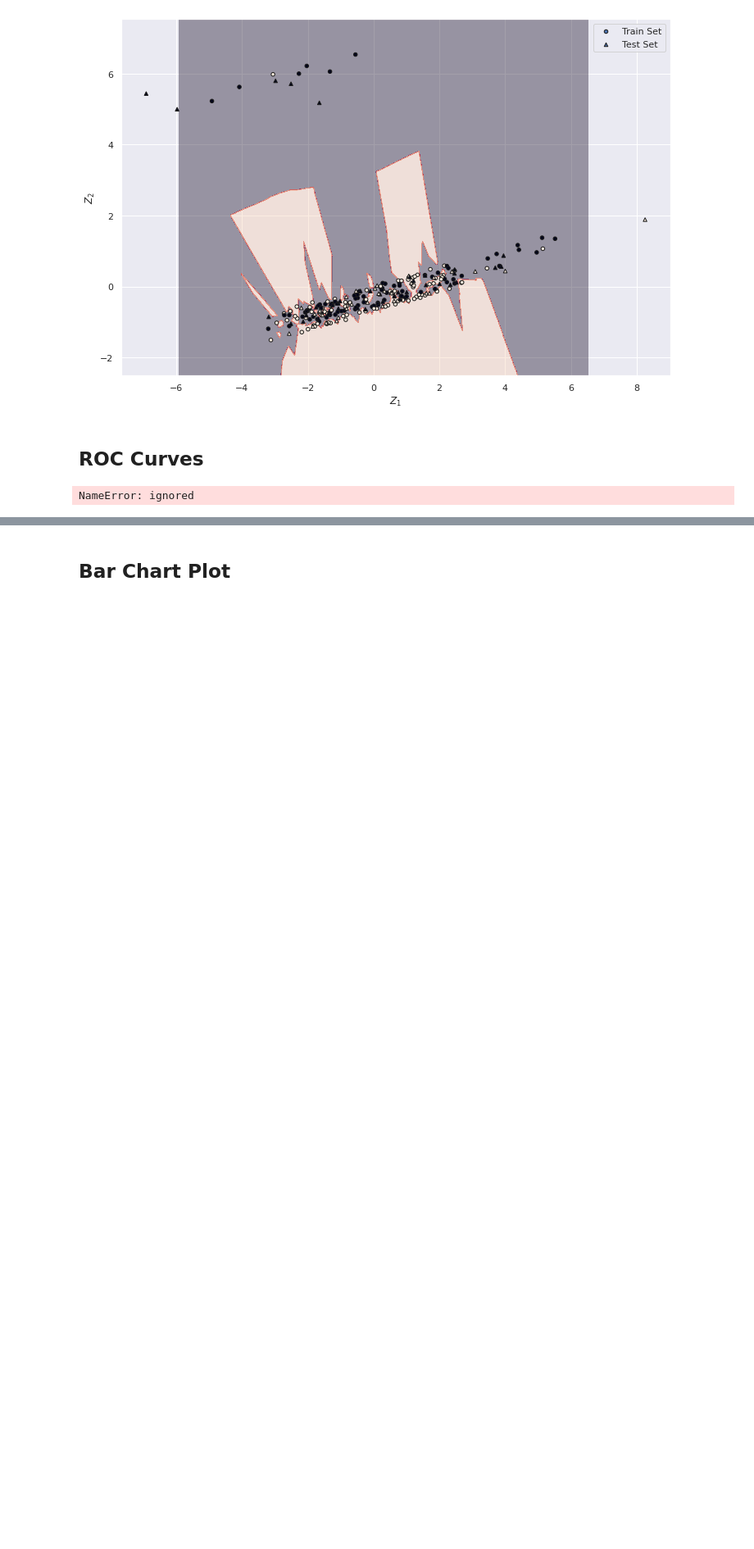
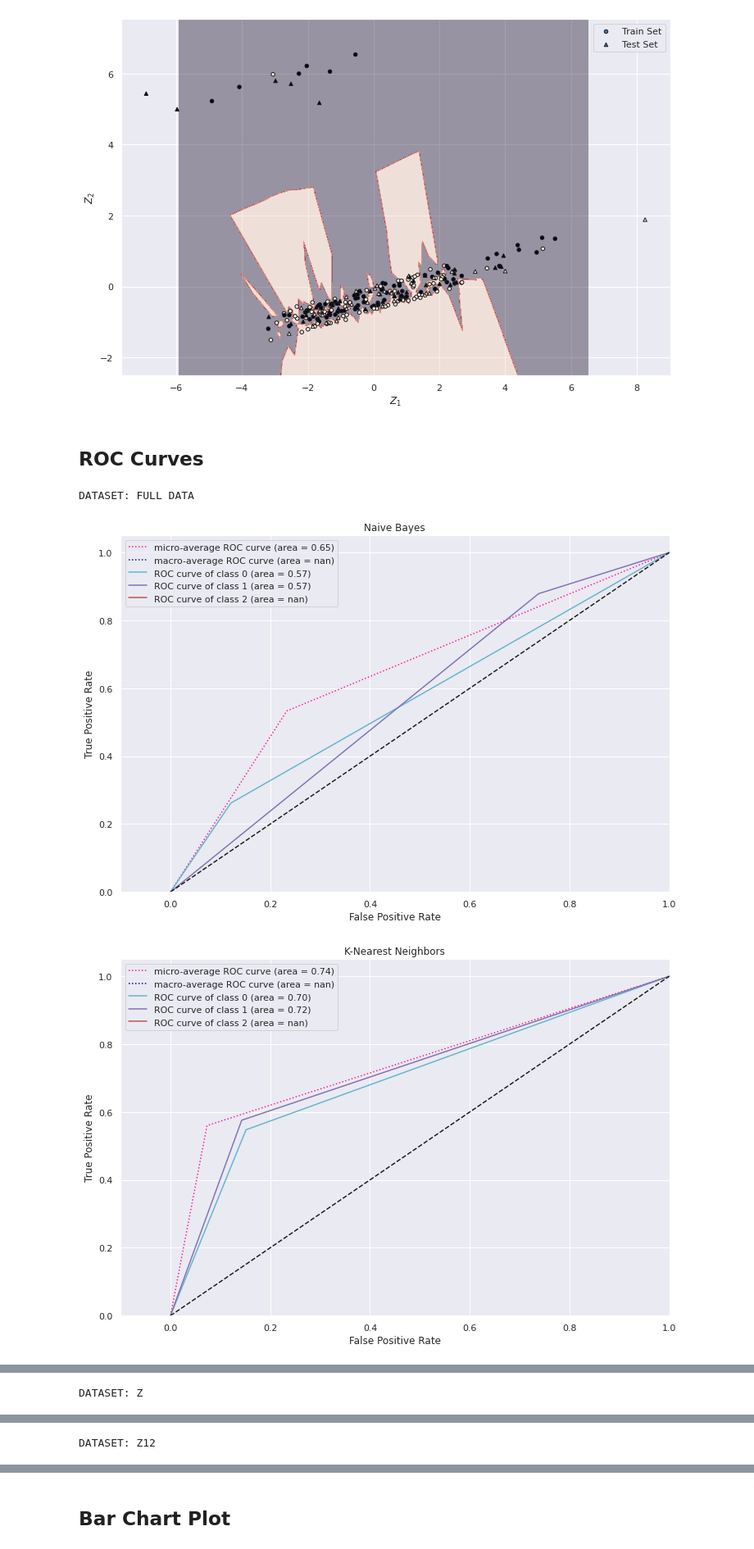
Before and after one commit to Shakiful22/6220-Final-Project, a Jupyter notebook: 6220_Project.ipynb, the cells around one changed output, grey strips where cells are left out. Shown at 82% size. Saved outputs shown, nothing was run; the diff lists cells and outputs as text; code cells hidden in the pictures; blank space fills up the shorter version.

```diff
--- a/6220_Project.ipynb
+++ b/6220_Project.ipynb
@@ -733,6 +733,10 @@ weighted avg      0.613     0.613     0.586        75
 ## **ROC Curves**
 # %%
 #ADAPTED FROM: https://scikit-learn.org/stable/auto_examples/model_selection/plot_roc.html#sphx-glr-auto-examples-model-selection-plot-roc-py
+
+from sklearn.tree import DecisionTreeClassifier
+from itertools import cycle
+dt = DecisionTreeClassifier(random_state=0)
 
 datasets = [('FULL DATA', X_train, y_train, X_test, y_test), ('Z', Z_train, zy_train, Z_test, zy_test), ('Z12', Z12_train, z12y_train, Z12_test, z12y_test)]
 for i, (name, X_tr, y_tr, X_tst, y_tst) in enumerate(datasets):
@@ -766,31 +770,33 @@ for i, (name, X_tr, y_tr, X_tst, y_tst) in enumerate(datasets):
     mean_tpr = np.zeros_like(all_fpr)
     for i in range(n_classes):
         mean_tpr += np.interp(all_fpr, fpr[i], tpr[i])
 
     # Finally average it and compute AUC
     mean_tpr /= n_classes
 
     fpr["macro"] = all_fpr
     tpr["macro"] = mean_tpr
     roc_auc["macro"] = auc(fpr["macro"], tpr["macro"])
 
     # Plot all ROC curves
     fig, ax = plt.subplots()
 
     plt.plot(fpr["micro"], tpr["micro"], label=f'micro-average ROC curve (area = {roc_auc["micro"]:0.2f})', color="deeppink", linestyle=':')
     plt.plot(fpr["macro"], tpr["macro"], label=f'macro-average ROC curve (area = {roc_auc["macro"]:0.2f})', color="navy", linestyle=':')
 
     colors = cycle(['c', 'm', 'r'])
     for i, color in zip(range(n_classes), colors):
         plt.plot(fpr[i],tpr[i], color=color,label=f'ROC curve of class {i} (area = {roc_auc[i]:0.2f})')
 
     plt.plot([0, 1], [0, 1], "k--")
     plt.xlim([-0.1, 1.0])
     plt.ylim([0.0, 1.05])
     plt.xlabel("False Positive Rate")
     plt.ylabel("True Positive Rate")
     plt.title(f'{algo_name}')
     plt.legend()
     plt.show()
 # %% [output]
-NameError: ignored
+DATASET: FULL DATA
+[figure, added]
+[figure, added]
@@ -796,0 +804 @@ NameError: ignored
+DATASET: Z
@@ -796,0 +808 @@ NameError: ignored
+DATASET: Z12
```
Also changed, not shown: parts of 4 cells of this notebook.
